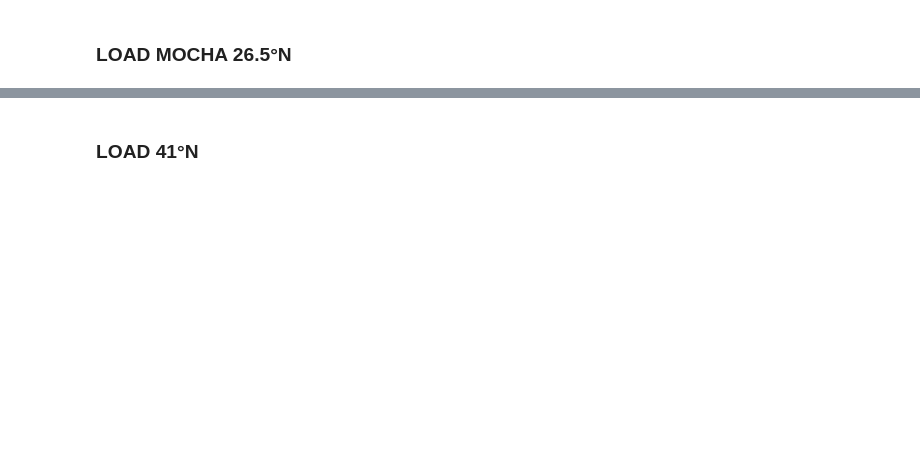
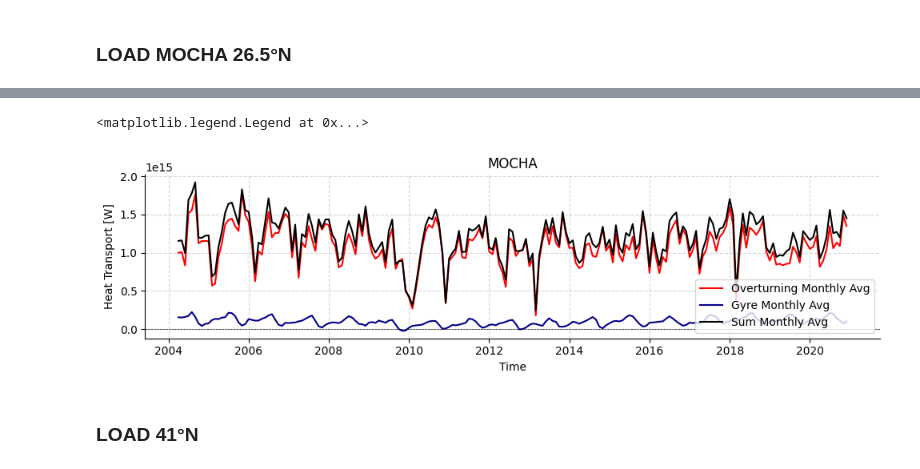
Before and after one commit to eleanorfrajka/MOC-transport, a Jupyter notebook: notebooks/demo.ipynb, the cells around one changed output, grey strips where cells are left out. Cells and saved outputs as stored; diff of their text form; code cells hidden in the pictures; blank space fills up the shorter version.

```diff
--- a/notebooks/demo.ipynb
+++ b/notebooks/demo.ipynb
@@ -140,3 +301,19 @@ plotters.show_variables(standardMOCHA[0])
+# %%
+# Plot timeseries
+
+fig, ax = plotters.plot_amoc_timeseries(
+    data=[standardMOCHA[0],standardMOCHA[0],standardMOCHA[0]],
+    varnames=["Q_ot","Q_gyre","Q_sum"],
+    labels=["Overturning","Gyre","Sum"],
+    colors=["red","darkblue","black"],
+    resample_monthly=True,
+    plot_raw=False,
+    title="MOCHA"
+)
+ax.legend(loc="lower right")
+# %% [output]
+<matplotlib.legend.Legend at 0x...>
+[figure, added]
 # %% [markdown]
 ### LOAD 41°N
 # %%
```
Also changed, not shown: parts of 17 cells of this notebook, 1 other file.
